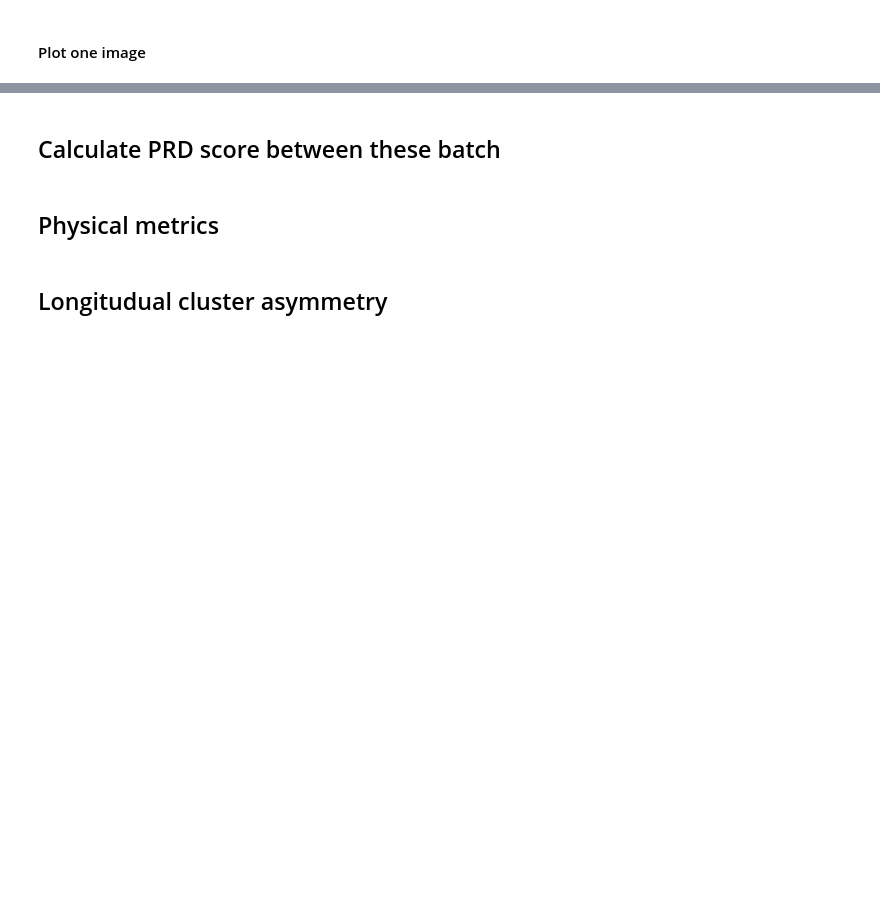
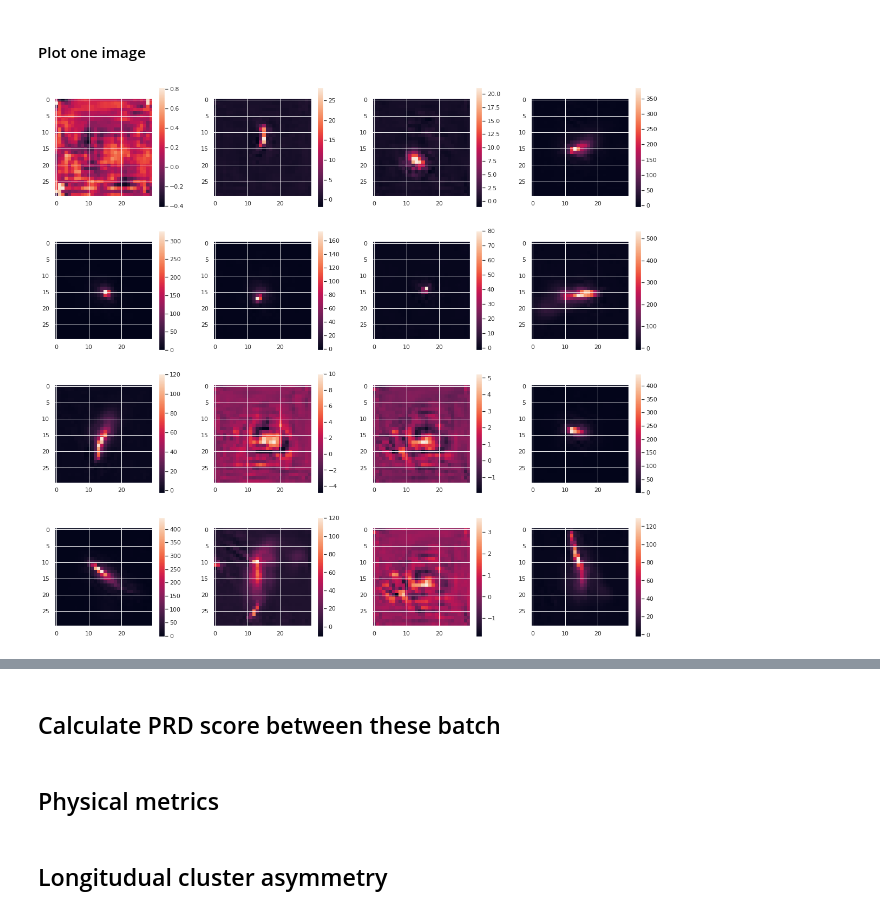
Before and after one commit to jhonerma/MLHEP19_Competition, a Jupyter notebook: lhcb_calo_gan.ipynb, the cells around one changed output, grey strips where cells are left out. Cells and saved outputs as stored; diff of their text form; code cells hidden in the pictures; blank space fills up the shorter version.

```diff
--- a/lhcb_calo_gan.ipynb
+++ b/lhcb_calo_gan.ipynb
@@ -762,7 +831,7 @@ EnergyDeposit_gen.shape
 # %% [markdown]
 #### Plot one image
 # %%
-def plot_images(images: np.ndarray, nrows: int=5, ncols: int=5,
+def plot_images(images: np.ndarray, filename: str="filename.pdf", nrows: int=5, ncols: int=5,
                 shuffle: bool=True,
                 figure: matplotlib.figure.Figure=None) -> matplotlib.figure.Figure:
 #     """
@@ -792,7 +861,10 @@ def plot_images(images: np.ndarray, nrows: int=5, ncols: int=5,
             im = ax.imshow(images_to_plot[row_idx + ncols*col_idx].transpose(0, 1),
                       interpolation="none")
             figure.colorbar(im , ax=ax)
+    figure.savefig(filename)
     #return figure
 # %%
-plot_images(EnergyDeposit_gen)
+plot_images(EnergyDeposit_gen, "edeposit_gen.pdf", 4, 4)
+# %% [output]
+[figure, added]
 # %%
```
Also changed, not shown: parts of 12 cells of this notebook.
